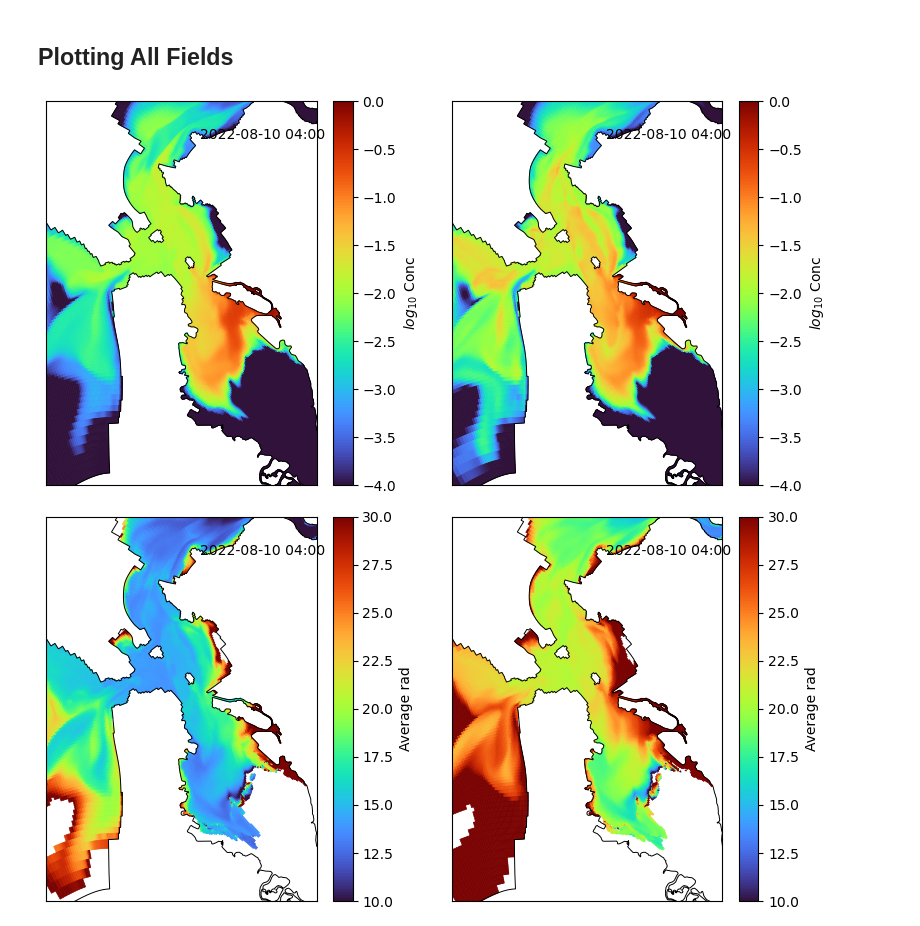
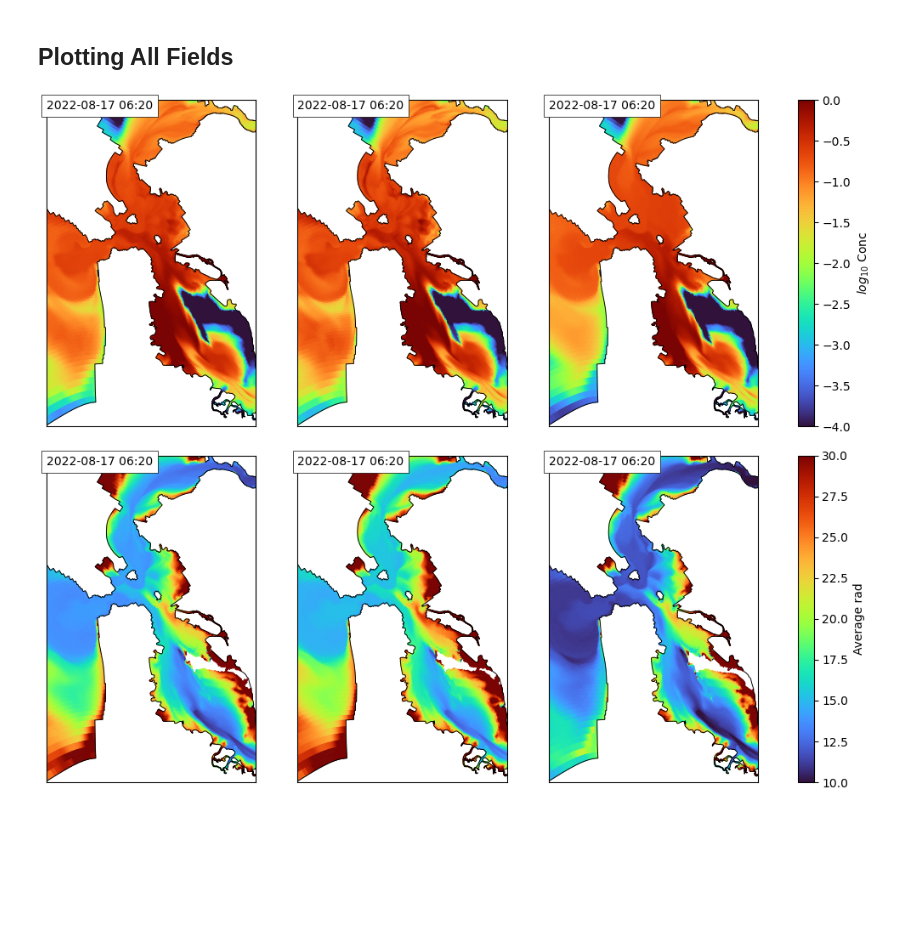
Before and after one commit to rustychris/wy2022_bloom, a Jupyter notebook: plot_dfm_bloom_tracers_v01.ipynb, the cells around one changed output. Drawn from its saved outputs; the diff is of its cells as text; code cells hidden in the pictures; blank space fills up the shorter version.

```diff
--- a/plot_dfm_bloom_tracers_v01.ipynb
+++ b/plot_dfm_bloom_tracers_v01.ipynb
@@ -92,0 +108,11 @@ plt.colorbar( colls[0], ax=axs, label="Conc")
+# %%
+# temporary plot to see if agec is doing anything
+fig,ax=plt.subplots()
+
+# conc0: fine
+# agec0: nothing.
+# radc0: nothing
+# radc1, radc2: nothing.
+scal=ds['radc0'].isel(time=200,laydim=15).values
+ds.grid.plot_cells(values=scal,cmap='turbo',ax=ax,lw=0.4,ec='face')
+ax.axis((557539.5016976751, 568625.700970802, 4174855.5064838855, 4184429.951310677))
@@ -111,14 +149,16 @@ plt.colorbar( colls[0], ax=axs, label="age")
 # Similar, but check on rad.
 radc0 = ds['radc0'].isel(nFlowElem=c)
 radc1 = ds['radc1'].isel(nFlowElem=c)
+z=-ds['FlowElem_zcc'].isel(nFlowElem=c) + ds['LayCoord_cc'] * ds['waterdepth'].isel(nFlowElem=c)
 
-rad0=ratio(radc0, agec0, 1e-5)
-rad1=ratio(radc1, agec1, 1e-5)
+age_exact = ((ds.time - ds.time.values[0]) / np.timedelta64(86400,'s'))
+rad0=ratio(radc0, age_exact, 1e-5)
+rad1=ratio(radc1, age_exact, 1e-5)
 
 fig,axs=plt.subplots(2,1,sharex=True,sharey=True)
 colls=[]
 for ax,rad in zip(axs,[rad0,rad1]):
-    colls.append( ax.pcolormesh( ds.time, z, rad.values.T, cmap='turbo', shading='nearest') )
+    colls.append( plot_utils.pad_pcolormesh( ds.time, z, rad.values.T, cmap='turbo', shading='flat',ax=ax) )
 colls[0].set_clim( colls[1].get_clim() )
 plt.colorbar( colls[0], ax=axs, label="Mean rad")
 # %% [output]
@@ -145,33 +183,56 @@ plt.colorbar( colls[0], ax=axs, label="Mean depth")
 Plotting All Fields
 --
 # %%
-tidx=-1
+tidx=300
+
+def rad_fn(snap,g):
+    return property_fn(snap,g,'radc')
+def dep_fn(snap,g):
+    return property_fn(snap,g,'radc')
+
+def snap_t(snap):
+    return (snap.time - ds.time.isel(time=0))/np.timedelta64(86400,'s')
+
+def property_fn(snap,g,property):
+    v=f'agec{g}'
+    if v in snap:
+        return ratio( snap[f'{property}{g}'].compute(), snap[v].compute(), 1e-5)
+    else:
+        return ratio( snap[f'{property}{g}'], snap[f'conc{g}']*snap_t(snap), 1e-5)
+
+def age_fn(snap,g):
+    v=f'agec{g}'
+    if v in snap:
+        return ratio(snap[f'agec{g}'].values, snap[f'conc{g}'].values,1e-5)
+    else:
+        return 0*snap[f'conc{g}'] + snap_t(snap)
 
 plots=[
-    #dict(label='Conc', clim=[0,1], data_fn=lambda snap: snap['conc0']),
     dict(label='$log_{10}$ Conc', clim=[-4,0], data_fn=lambda snap,g: np.log10(snap[f'conc{g}'].values.clip(1e-4))),
-    dict(label='Average rad', clim=[10,30],data_fn=lambda snap,g: ratio( snap[f'radc{g}'].values, snap[f'agec{g}'].values, 1e-5)),
-    dict(label="Depth exposure (m)", clim=[0,10], data_fn=lambda snap,g: ratio(snap[f'depc{g}'].values, snap[f'agec{g}'].values,1e-5)),
-    dict(label="Age (d)", clim=[0,15], data_fn=lambda snap,g: ratio(snap[f'agec{g}'].values, snap[f'conc{g}'].values,1e-5)),
+    dict(label='Average rad', clim=[10,30],data_fn=rad_fn),
+    #dict(label="Depth exposure (m)", clim=[0,10], data_fn=dep_fn),
+    #dict(label="Age (d)", clim=[0,15], data_fn=age_fn),
 ]
+
 
 snap2d=ds.isel(time=tidx,laydim=-1)
 
 for plot in plots:
-    fig,axs=plt.subplots(1,2,figsize=(8,4))
+    fig,axs=plt.subplots(1,3,figsize=(10,4))
     for g,ax in enumerate(axs):
         ax.set_adjustable('datalim')
         fig.subplots_adjust(left=0.01, right=0.94, top=0.98, bottom=0.02)
         ax.xaxis.set_visible(0)
         ax.yaxis.set_visible(0)
         kw=dict(lw=0.5,edgecolor='face', cmap='turbo')
         scal=plot['data_fn'](snap2d,g)
 
         ccoll=ds.grid.plot_cells( values=scal, clim=plot['clim'], ax=ax, **kw)
         plot_wkb.plot_wkb(grid_poly,ec='k',fc='none',lw=0.7,ax=ax)
-        plt.colorbar(ccoll,label=plot['label'],ax=ax)
         ax.axis((532541.1781775085, 575394.0337062994, 4160999.923094737, 4202393.6312130485))
-        ax.text(0.57,0.9, utils.strftime(snap2d.time.values), transform=ax.transAxes)
+        ax.text(0.0,1.0, utils.strftime(snap2d.time.values), transform=ax.transAxes,va='top',
+                bbox=dict(fc='w', ec='k',lw=0.5))
+    plt.colorbar(ccoll,label=plot['label'],ax=axs,fraction=0.05)
 # %% [output]
-[figure, old version]
+[figure, new version]
-[figure, old version]
+[figure, new version]
```
Also changed, not shown: parts of 20 cells of this notebook, 5 other files.
